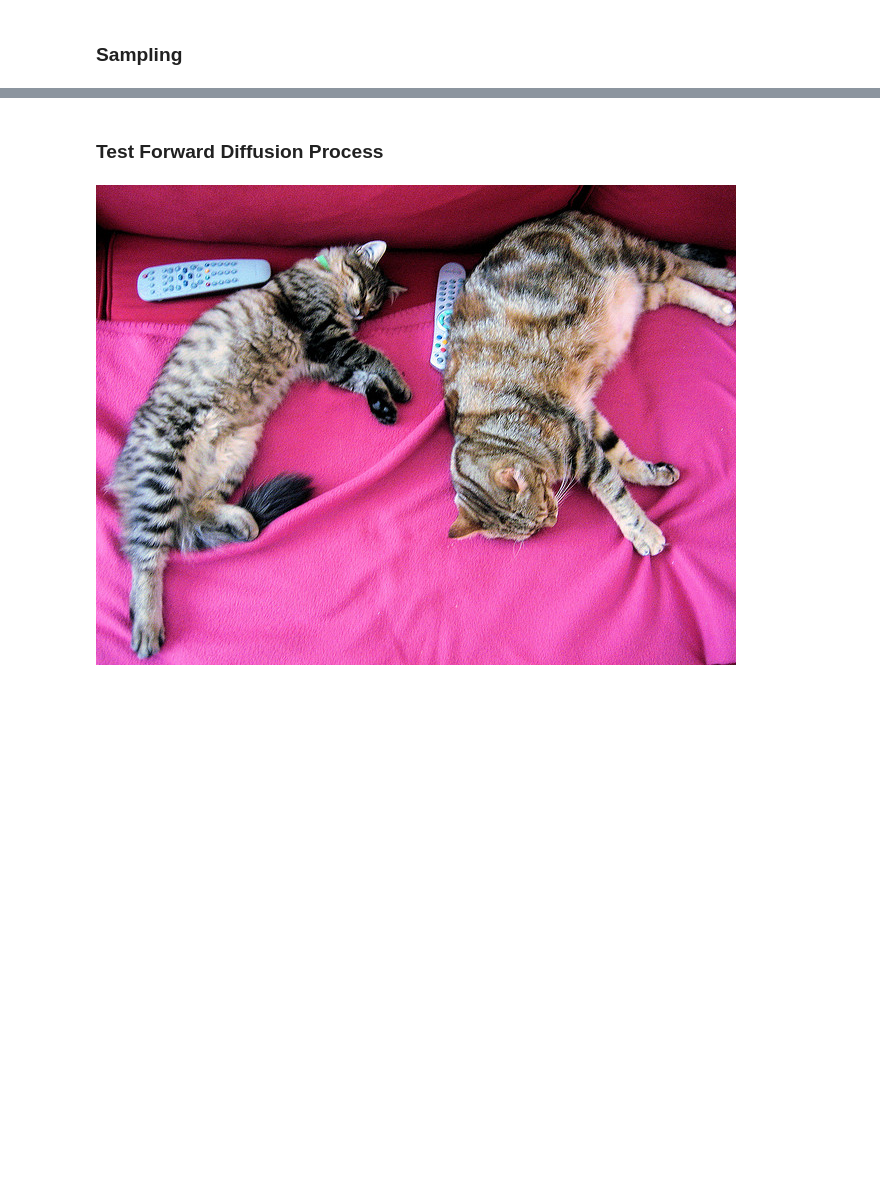
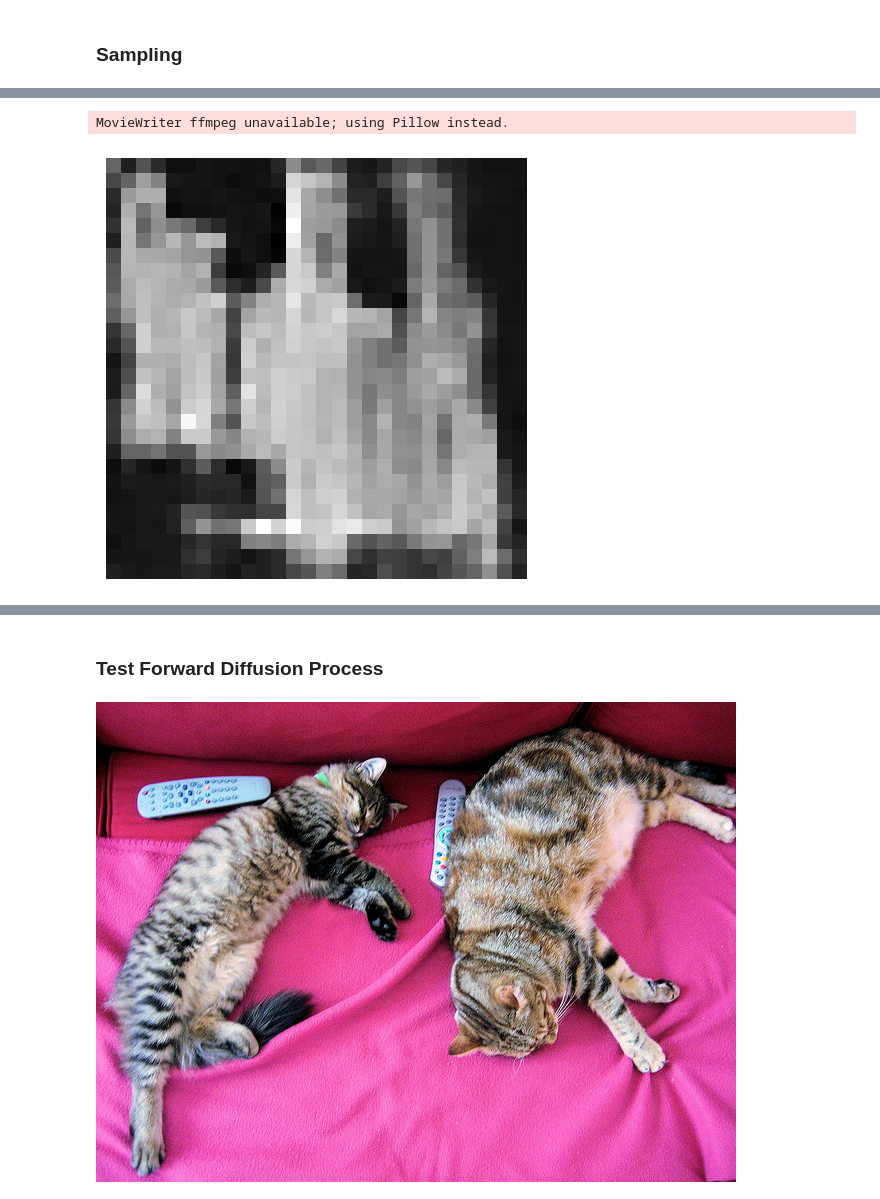
Before and after one commit to EdoardoGiancarli/LearningCodedMasks, a Jupyter notebook: SparkLab/demo_DDPM.ipynb, the cells around one changed output, grey strips where cells are left out. Saved outputs shown, nothing was run; the diff lists cells and outputs as text; code cells hidden in the pictures; blank space fills up the shorter version.

```diff
--- a/SparkLab/demo_DDPM.ipynb
+++ b/SparkLab/demo_DDPM.ipynb
@@ -448,2 +599,21 @@ train_dl, valid_dl = sp.get_dataloaders(mnist, BATCH_SIZE, VALID_SIZE)
+# %%
+import matplotlib.animation as animation
+
+random_index = 50
+
+fig, ax = plt.subplots(1, 1)
+fig.tight_layout()
+ims = []
+for i in range(TIMESTEPS):
+    ax.axis('off')
+    im = ax.imshow(samples[i][random_index].reshape(IMG_SIZE, IMG_SIZE, CHANNELS), cmap="gray", animated=True)
+    ims.append([im])
+
+animate = animation.ArtistAnimation(fig, ims, interval=50, blit=True, repeat_delay=1000)
+animate.save(f'{str(results_folder)}/diffusion.gif')
+plt.show()
+# %% [output]
+MovieWriter ffmpeg unavailable; using Pillow instead.
+[figure, added]
 # %%
 assert False
```
Also changed, not shown: parts of 11 cells of this notebook.
